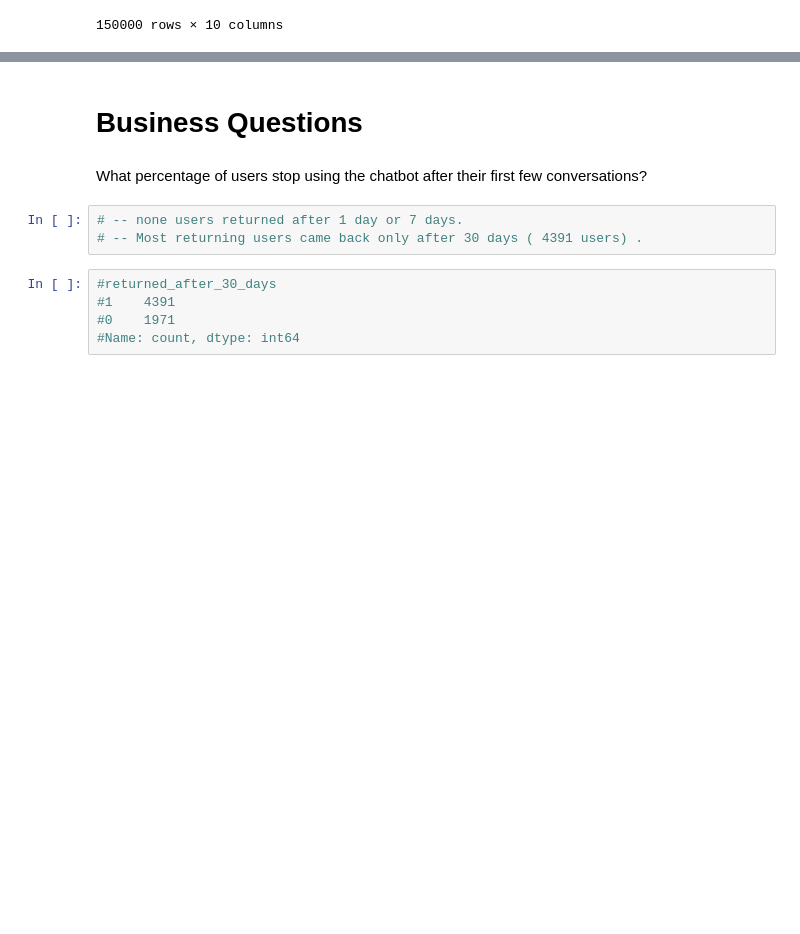
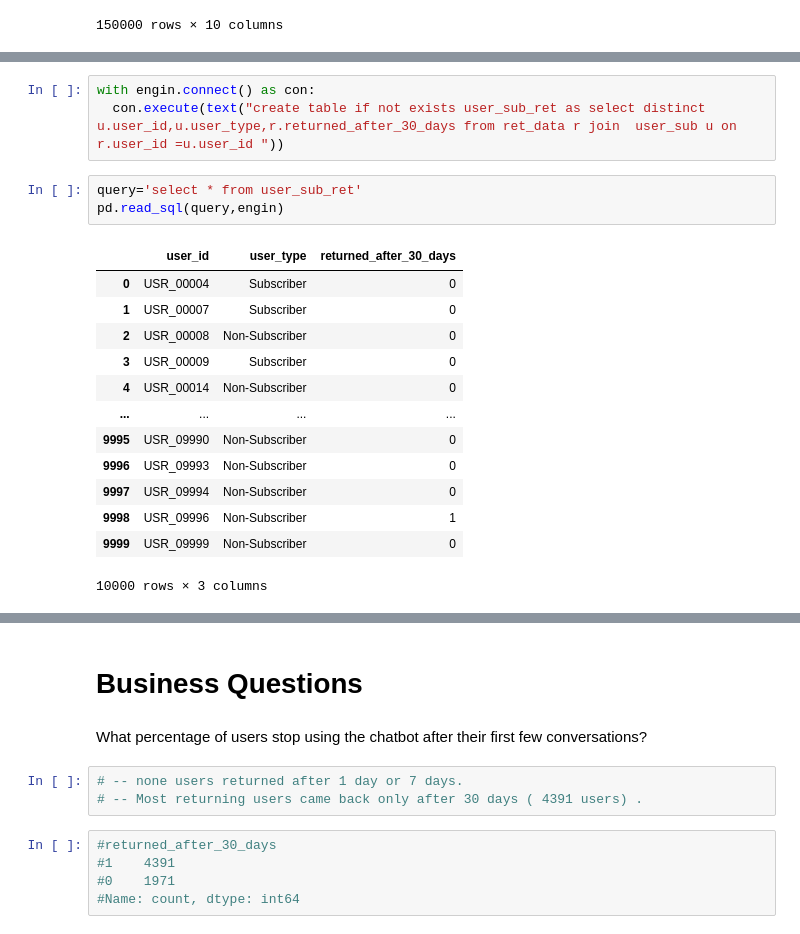
Before and after one commit to vishva0710/ai-chatbot-user-retention-analysis, a Jupyter notebook: AI_Chatbot_User_Retention_Analysis.ipynb, the cells around one changed output, grey strips where cells are left out. Cells and saved outputs as stored; diff of their text form; blank space fills up the shorter version.

```diff
--- a/AI_Chatbot_User_Retention_Analysis.ipynb
+++ b/AI_Chatbot_User_Retention_Analysis.ipynb
@@ -1966,0 +2049,20 @@ sec_date
+# %%
+with engin.connect() as con:
+  con.execute(text("create table if not exists user_sub_ret as select distinct u.user_id,u.user_type,r.returned_after_30_days from ret_data r join  user_sub u on r.user_id =u.user_id "))
+# %%
+query='select * from user_sub_ret'
+pd.read_sql(query,engin)
+# %% [output]
+|  | user_id | user_type | returned_after_30_days |
+| 0 | USR_00004 | Subscriber | 0 |
+| 1 | USR_00007 | Subscriber | 0 |
+| 2 | USR_00008 | Non-Subscriber | 0 |
+| 3 | USR_00009 | Subscriber | 0 |
+| 4 | USR_00014 | Non-Subscriber | 0 |
+| ... | ... | ... | ... |
+| 9995 | USR_09990 | Non-Subscriber | 0 |
+| 9996 | USR_09993 | Non-Subscriber | 0 |
+| 9997 | USR_09994 | Non-Subscriber | 0 |
+| 9998 | USR_09996 | Non-Subscriber | 1 |
+| 9999 | USR_09999 | Non-Subscriber | 0 |
+10000 rows × 3 columns
```
Also changed, not shown: parts of 19 cells of this notebook, 1 other file.
